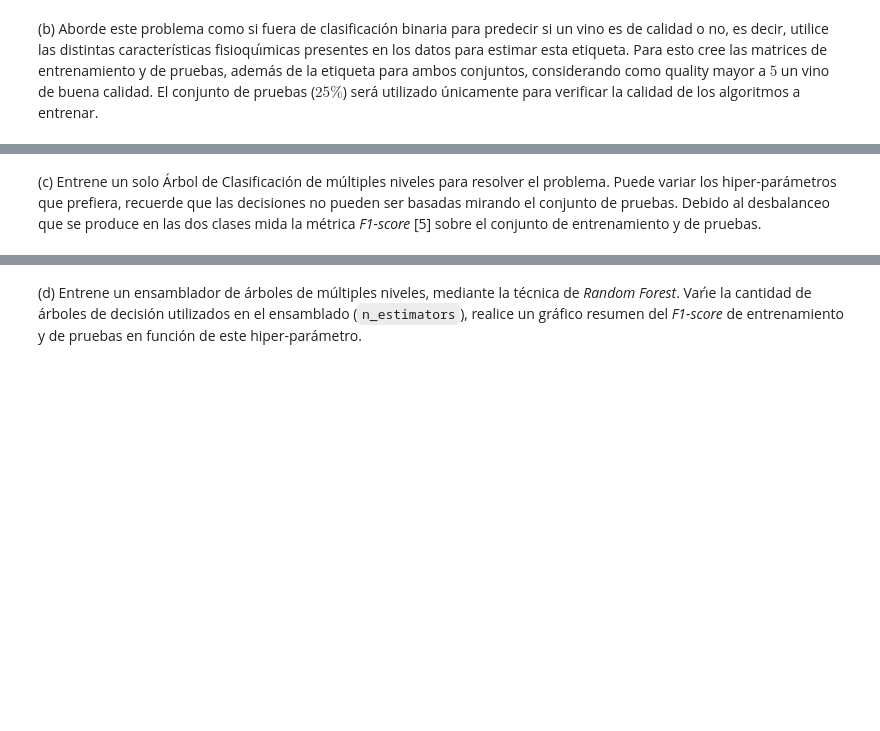
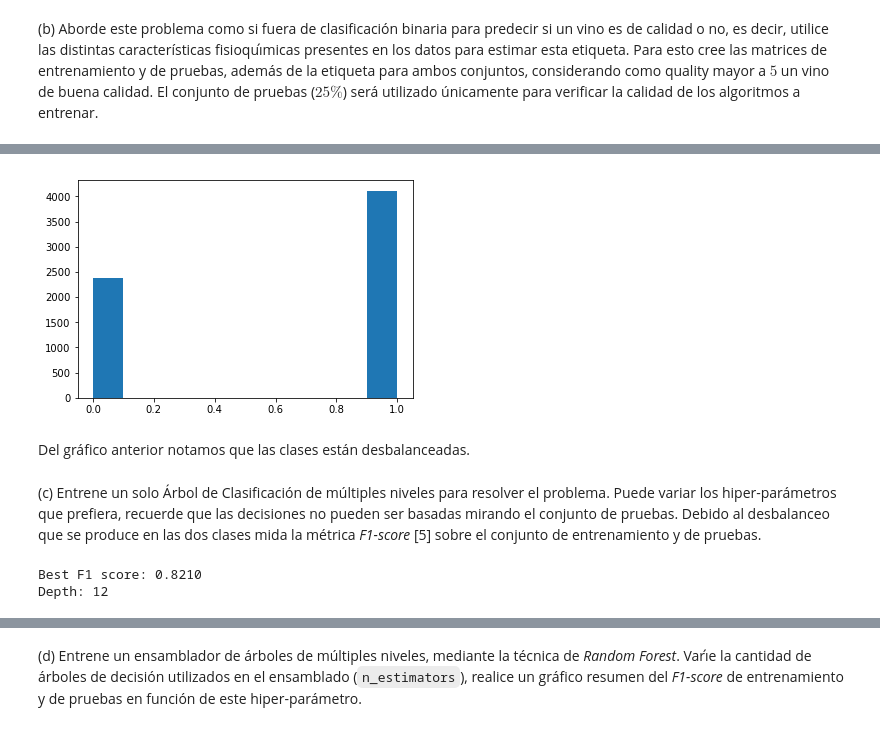
Before and after one commit to dsanmartin/INF578-HW, a Jupyter notebook: 3/Tarea3-ML.ipynb, the cells around one changed output, grey strips where cells are left out. Saved outputs shown, nothing was run; the diff lists cells and outputs as text; code cells hidden in the pictures; blank space fills up the shorter version.

```diff
--- a/3/Tarea3-ML.ipynb
+++ b/3/Tarea3-ML.ipynb
@@ -1072,0 +1092,7 @@ df['good_quality'] = [1 if q>5 else 0 for q in df.quality]
+# %%
+plt.hist(df['good_quality'])
+plt.show()
+# %% [output]
+[figure, added]
+# %% [markdown]
+Del gráfico anterior notamos que las clases están desbalanceadas.
@@ -1074,0 +1127,24 @@ df['good_quality'] = [1 if q>5 else 0 for q in df.quality]
+# %%
+X_tr = X_train.as_matrix()
+y_tr = y_train.as_matrix()
+
+# K-Fold cross validation
+kf = KFold(n_splits=10)
+
+for i in range(N):
+    modelDTC[i] = DecisionTreeClassifier(random_state=0, max_depth=dp[i])
+    f1_cv = 0
+
+    for train, val in kf.split(X_tr):
+        modelDTC[i].fit(X_tr[train], y_tr[train])
+        yhat_val = modelDTC[i].predict(X_tr[val])
+        ytrue_val = y_tr[val]
+        f1_cv += f1_score(ytrue_val, yhat_val)
+    f1_scores[i] = f1_cv / 10
+
+best_arg = np.argmax(f1_scores)
+print "Best F1 score: %.4f" % f1_scores[best_arg]
+print "Depth: %d" % dp[best_arg]
+# %% [output]
+Best F1 score: 0.8210
+Depth: 12
```
Also changed, not shown: parts of 19 cells of this notebook, 1 other file.
